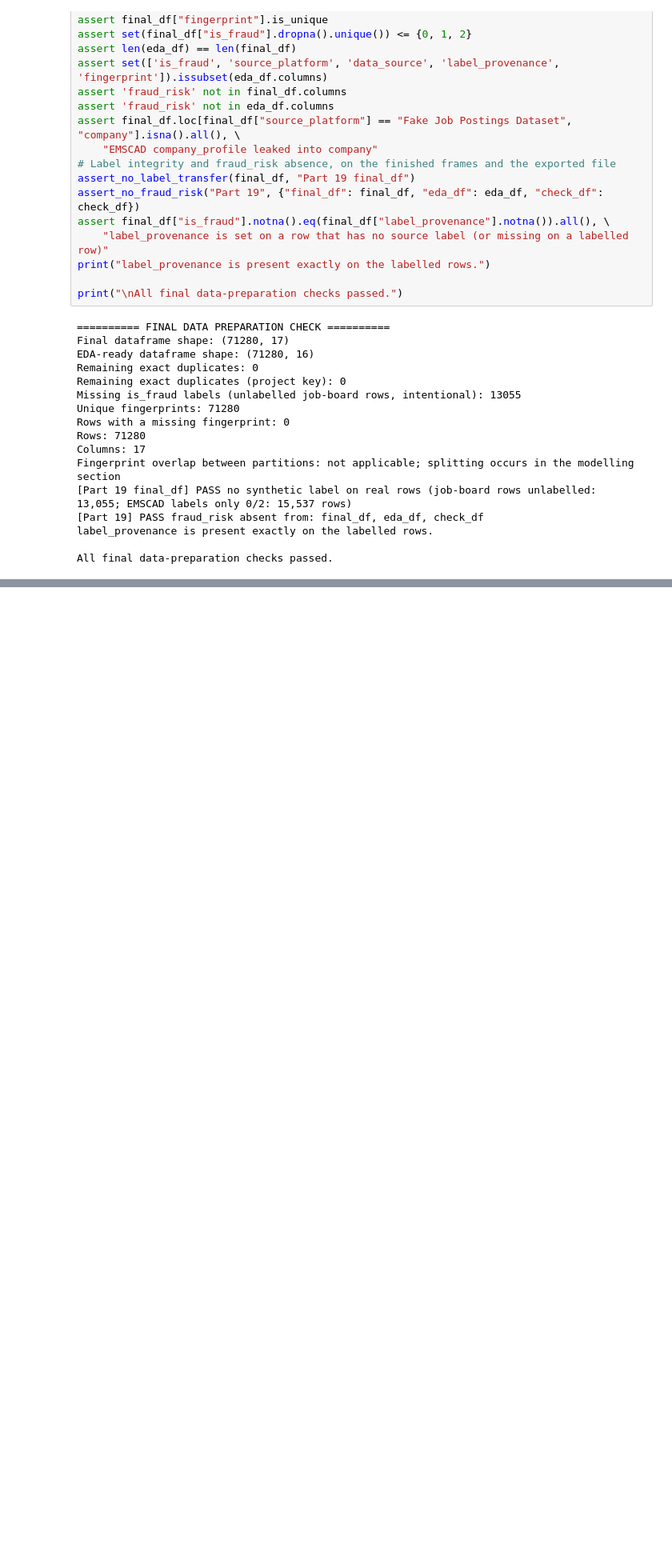
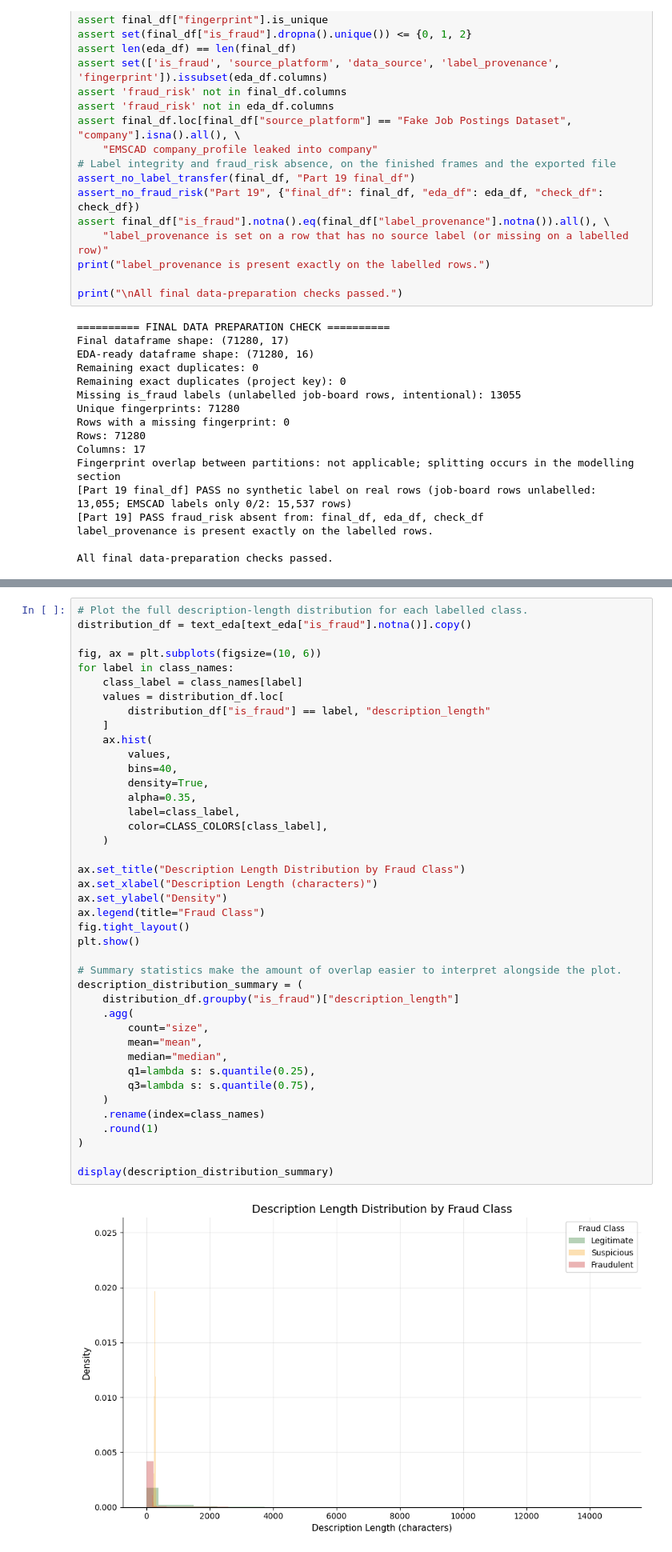
Before and after one commit to group2DS/job-scam-detection, a Jupyter notebook: notebooks/02_job_scam_detection.ipynb, the cells around one changed output, grey strips where cells are left out. Shown at 80% size. Cells and saved outputs as stored; diff of their text form; blank space fills up the shorter version.

```diff
--- a/notebooks/02_job_scam_detection.ipynb
+++ b/notebooks/02_job_scam_detection.ipynb
@@ -2193,0 +2552,43 @@ The original `is_fraud` column remains unchanged throughout this EDA.
+# %%
+# Plot the full description-length distribution for each labelled class.
+distribution_df = text_eda[text_eda["is_fraud"].notna()].copy()
+
+fig, ax = plt.subplots(figsize=(10, 6))
+for label in class_names:
+    class_label = class_names[label]
+    values = distribution_df.loc[
+        distribution_df["is_fraud"] == label, "description_length"
+    ]
+    ax.hist(
+        values,
+        bins=40,
+        density=True,
+        alpha=0.35,
+        label=class_label,
+        color=CLASS_COLORS[class_label],
+    )
+
+ax.set_title("Description Length Distribution by Fraud Class")
+ax.set_xlabel("Description Length (characters)")
+ax.set_ylabel("Density")
+ax.legend(title="Fraud Class")
+fig.tight_layout()
+plt.show()
+
+# Summary statistics make the amount of overlap easier to interpret alongside the plot.
+description_distribution_summary = (
+    distribution_df.groupby("is_fraud")["description_length"]
+    .agg(
+        count="size",
+        mean="mean",
+        median="median",
+        q1=lambda s: s.quantile(0.25),
+        q3=lambda s: s.quantile(0.75),
+    )
+    .rename(index=class_names)
+    .round(1)
+)
+
+display(description_distribution_summary)
+# %% [output]
+[figure, added]
```
Also changed, not shown: parts of 95 cells of this notebook.
